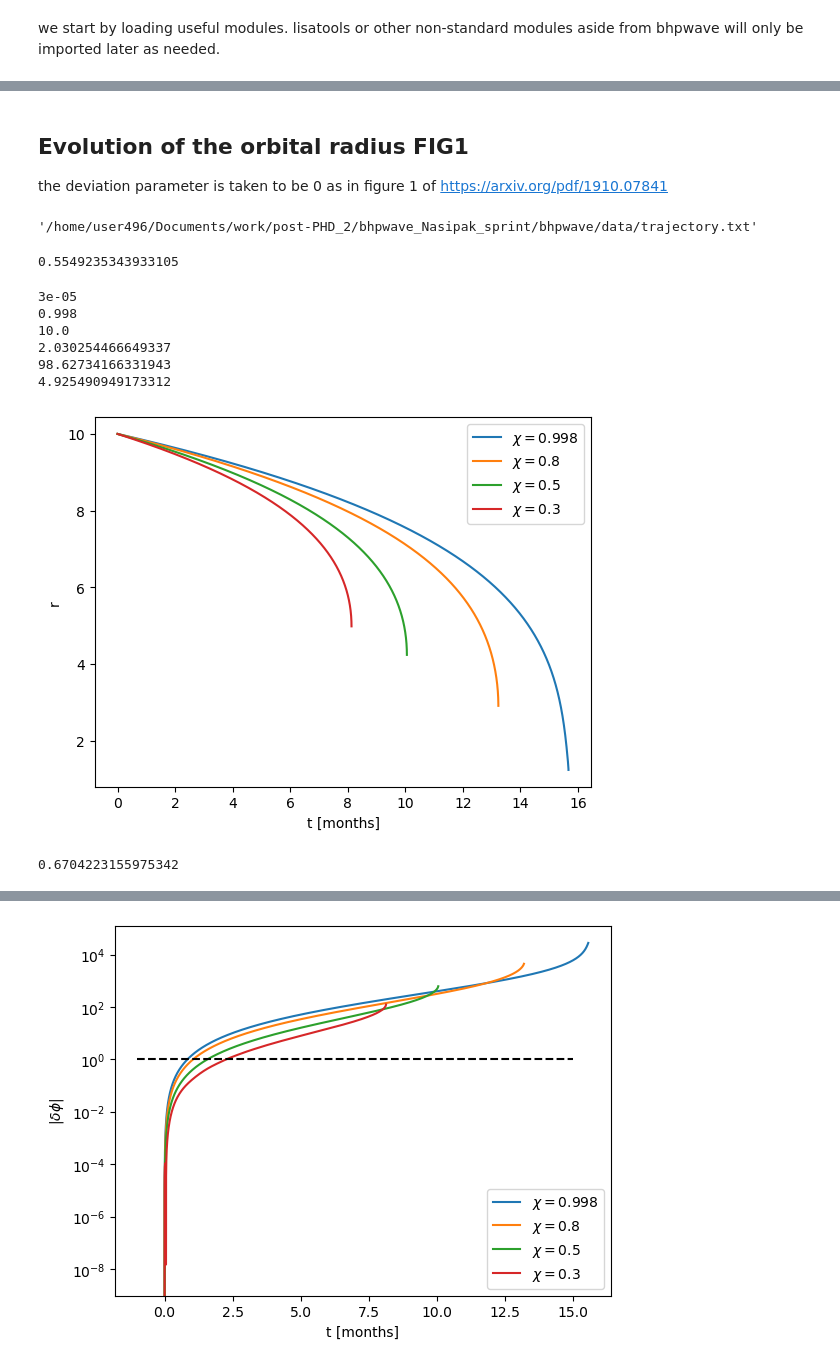
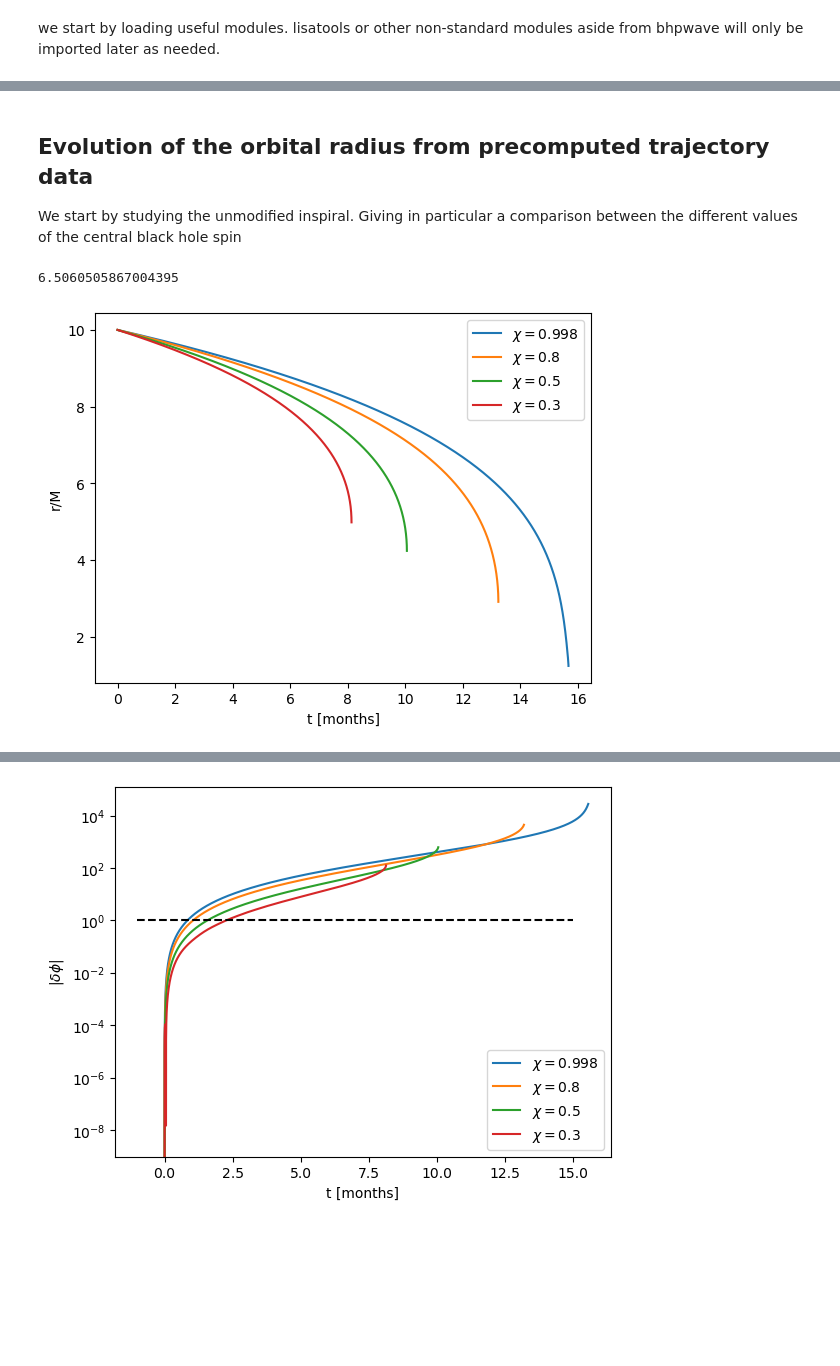
Before and after one commit to KwintenF/bhpwave, a Jupyter notebook: Example_Tidal_Heating.ipynb, the cells around one changed output, grey strips where cells are left out. Saved outputs shown, nothing was run; the diff lists cells and outputs as text; code cells hidden in the pictures; blank space fills up the shorter version.

```diff
--- a/Example_Tidal_Heating.ipynb
+++ b/Example_Tidal_Heating.ipynb
@@ -29,90 +34,55 @@ ModuleNotFoundError: No module named 'bhpwaveformcy'
 # %% [markdown]
-## Evolution of the orbital radius FIG1
+## Evolution of the orbital radius from precomputed trajectory data
 
-the deviation parameter is taken to be 0 as in figure 1 of https://arxiv.org/pdf/1910.07841
+We start by studying the unmodified inspiral. Giving in particular a comparison between the different values of the central black hole spin
 # %%
+#based on precomputed data in the trajectory.txt file
 path_to_file = os.path.abspath("")
 path = path_to_file + "/data/trajectory.txt"
-path
-# %% [output]
-'/home/user496/Documents/work/post-PHD_2/bhpwave_Nasipak_sprint/bhpwave/data/trajectory.txt'
 # %%
-trajdata_fig1=TrajectoryData(path, dealloc_flag=False)
+trajdata=TrajectoryData(path, dealloc_flag=False)
 # %%
-inspiral_gen_fig1 = InspiralGenerator(trajectory_data=trajdata_fig1)
-Mfig1=10**6
-mufig1=30
+inspiral_gen = InspiralGenerator(trajectory_data=trajdata)
+M=10**6
+mu=30
 
 a998=0.998
 a8=0.8
 a5=0.5
 a3=0.3
 
-p0fig1=10
+p0=10
 dt = 10.0  # time steps in seconds
 T = 1.5  # waveform duration in years
 
 #
 #'''
+#actually generate the inspirals for different spins
 start = time.time()
-inspiral_fig998=inspiral_gen_fig1(Mfig1,mufig1,a998,p0fig1,dt,T)
-inspiral_fig8=inspiral_gen_fig1(Mfig1,mufig1,a8,p0fig1,dt,T)
-inspiral_fig5=inspiral_gen_fig1(Mfig1,mufig1,a5,p0fig1,dt,T)
-inspiral_fig3=inspiral_gen_fig1(Mfig1,mufig1,a3,p0fig1,dt,T)
+inspiral_998=inspiral_gen(M,mu,a998,p0,dt,T)
+inspiral_8=inspiral_gen(M,mu,a8,p0,dt,T)
+inspiral_5=inspiral_gen(M,mu,a5,p0,dt,T)
+inspiral_3=inspiral_gen(M,mu,a3,p0,dt,T)
 end = time.time()
 print(end - start)
 #'''
 # %% [output]
-0.5549235343933105
+6.5060505867004395
-# %%
-print(inspiral_fig998.massratio)
-print(inspiral_fig998.spin)
-#print(inspiral.a)
-print(inspiral_fig998.initialradius)
-print(inspiral_fig998.dt)
-print(inspiral_fig998.time[-1]/60./60./24.)
-print(Modot_GC1_to_S*Mfig1)
-# %% [output]
-3e-05
-0.998
-10.0
-2.030254466649337
-98.62734166331943
-4.925490949173312
 # %%
 #remark output time in solar masses apparently
 ii=0
 labellist=[r'$\chi = 0.998$',r'$\chi = 0.8$',r'$\chi = 0.5$',r'$\chi = 0.3$']
 ax = plt.gca()
-for insp in [inspiral_fig998,inspiral_fig8,inspiral_fig5,inspiral_fig3]:
+for insp in [inspiral_998,inspiral_8,inspiral_5,inspiral_3]:
 
     itime=insp.time
     iradius=insp.radius
 
-    ax.plot(Modot_GC1_to_S*Mfig1*itime/60./60./24./31.,iradius,label=labellist[ii])
+    ax.plot(Modot_GC1_to_S*M*itime/60./60./24./31.,iradius,label=labellist[ii])
     plt.xlabel("t [months]")
-    plt.ylabel("r")
+    plt.ylabel("r/M")
     ii=ii+1
 ax.legend()
 plt.show()
 # %% [output]
-[figure, old version]
+[figure, new version]
-# %%
-#to compare do the same with modification
-path = path_to_file + "/data/trajectoryC1000000ppm.txt"
-
-trajdata_fig1=TrajectoryData(path, dealloc_flag=False)
-
-inspiral_gen_fig1 = InspiralGenerator(trajectory_data=trajdata_fig1)
-#
-#'''
-start = time.time()
-inspiral_fig998=inspiral_gen_fig1(Mfig1,mufig1,a998,p0fig1,dt,T)
-inspiral_fig8=inspiral_gen_fig1(Mfig1,mufig1,a8,p0fig1,dt,T)
-inspiral_fig5=inspiral_gen_fig1(Mfig1,mufig1,a5,p0fig1,dt,T)
-inspiral_fig3=inspiral_gen_fig1(Mfig1,mufig1,a3,p0fig1,dt,T)
-end = time.time()
-print(end - start)
-#'''
-# %% [output]
-0.6704223155975342
```
Also changed, not shown: parts of 25 cells of this notebook, 1 other file.
